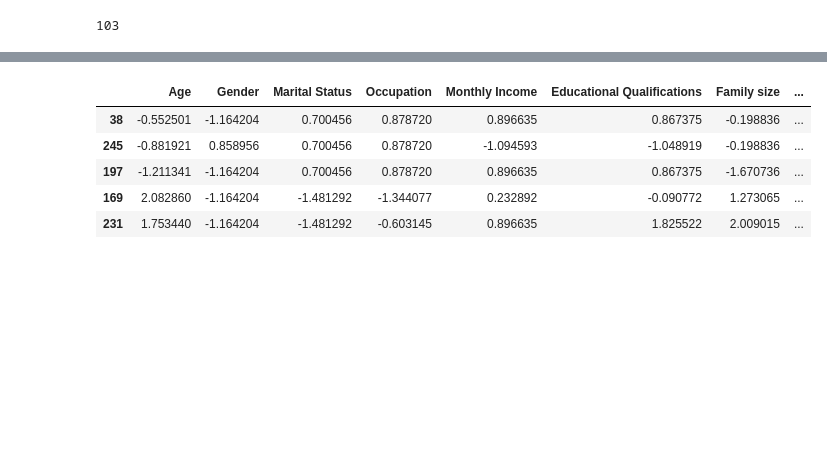
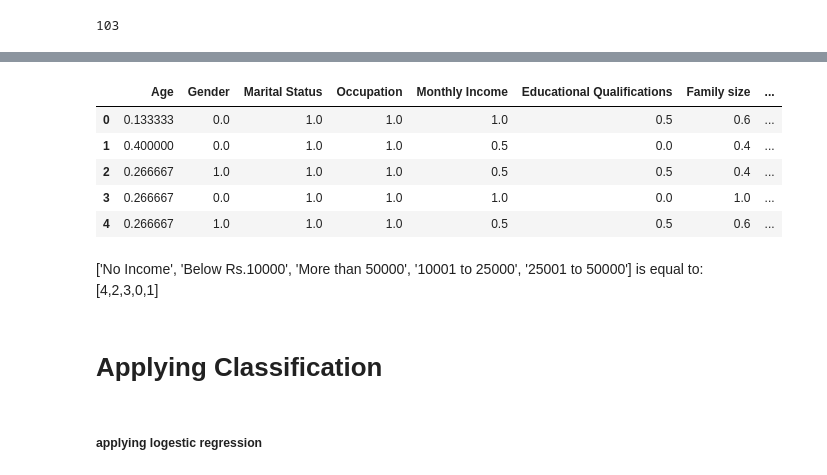
Before and after one commit to montmsn/ML_online_food_dataset, a Jupyter notebook: main.ipynb, the cells around one changed output, grey strips where cells are left out. Drawn from its saved outputs; the diff is of its cells as text; code cells hidden in the pictures; blank space fills up the shorter version.

Commit message:
adding logestic regression

```diff
--- a/main.ipynb
+++ b/main.ipynb
@@ -78,7 +87,7 @@ df.drop_duplicates(inplace=True)
 # %%
 cat_columns=[]
 for col in df.columns:
-    if(df[col].dtypes=='object'):
+    if df[col].dtypes=='object':
         cat_columns.append(col)
 print(cat_columns)
 for column in cat_columns:
@@ -96,12 +105,18 @@ df.sample(5)
 # %%
-standard_scaler = StandardScaler()
-df_scaled = standard_scaler.fit_transform(df)
+minmax_scaler = MinMaxScaler()
+df_scaled = minmax_scaler.fit_transform(df)
 df_scaled = pd.DataFrame(df_scaled, columns=df.columns)
-df_scaled.sample(5)
+df_scaled.head()
 # %% [output]
 |  | Age | Gender | Marital Status | Occupation | Monthly Income | Educational Qualifications | Family size | ... |
-| 38 | -0.552501 | -1.164204 | 0.700456 | 0.878720 | 0.896635 | 0.867375 | -0.198836 | ... |
-| 245 | -0.881921 | 0.858956 | 0.700456 | 0.878720 | -1.094593 | -1.048919 | -0.198836 | ... |
-| 197 | -1.211341 | -1.164204 | 0.700456 | 0.878720 | 0.896635 | 0.867375 | -1.670736 | ... |
-| 169 | 2.082860 | -1.164204 | -1.481292 | -1.344077 | 0.232892 | -0.090772 | 1.273065 | ... |
-| 231 | 1.753440 | -1.164204 | -1.481292 | -0.603145 | 0.896635 | 1.825522 | 2.009015 | ... |
+| 0 | 0.133333 | 0.0 | 1.0 | 1.0 | 1.0 | 0.5 | 0.6 | ... |
+| 1 | 0.400000 | 0.0 | 1.0 | 1.0 | 0.5 | 0.0 | 0.4 | ... |
+| 2 | 0.266667 | 1.0 | 1.0 | 1.0 | 0.5 | 0.5 | 0.4 | ... |
+| 3 | 0.266667 | 0.0 | 1.0 | 1.0 | 1.0 | 0.0 | 1.0 | ... |
+| 4 | 0.266667 | 1.0 | 1.0 | 1.0 | 0.5 | 0.5 | 0.6 | ... |
+# %% [markdown]
+['No Income', 'Below Rs.10000', 'More than 50000', '10001 to 25000', '25001 to 50000']
+is equal to:
+[4,2,3,0,1]
+# %% [markdown]
+# Applying Classification
@@ -107,0 +127,2 @@ df_scaled.sample(5)
+# %% [markdown]
+##### applying logestic regression
```
Also changed, not shown: parts of 9 cells of this notebook.
